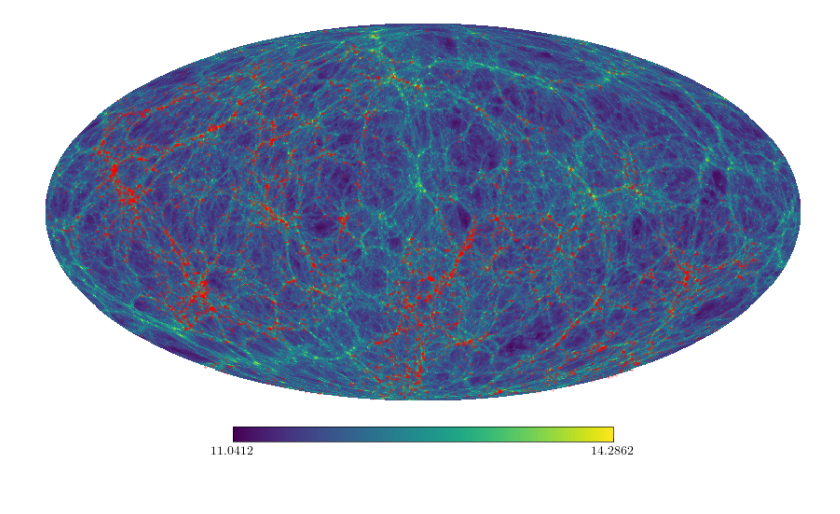
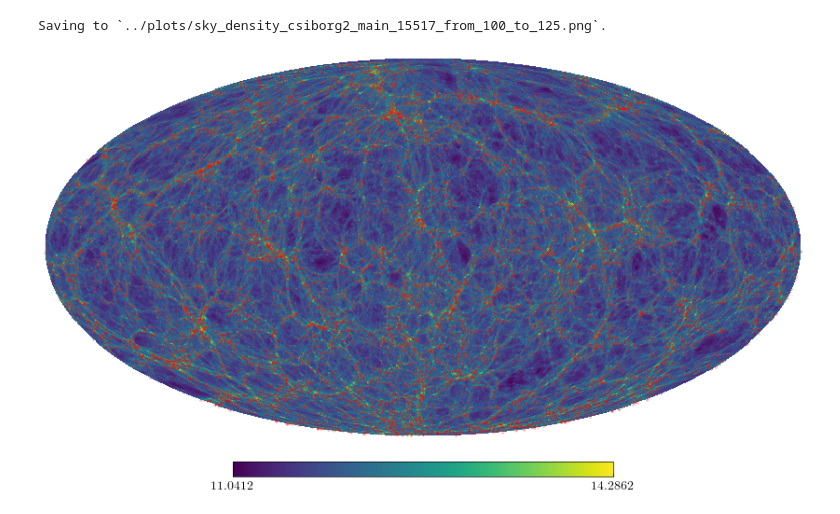
Before and after one commit to Richard-Sti/csiborgtools_public, a Jupyter notebook: scripts_plots/paper_environment.ipynb, the cells around one changed output. Saved outputs shown, nothing was run; the diff lists cells and outputs as text; code cells hidden in the pictures.

```diff
--- a/scripts_plots/paper_environment.ipynb
+++ b/scripts_plots/paper_environment.ipynb
@@ -17,8 +15,6 @@ import plt_utils
 %load_ext autoreload
 %autoreload 2
 # %%
-# flake8: noq
-
 @cache_to_disk(30)
 def _plot_sky_projected_density(nsim, simname, grid, nside, MAS, survey_name,
                                 dmin, dmax):
@@ -29,7 +25,7 @@ def _plot_sky_projected_density(nsim, simname, grid, nside, MAS, survey_name,
         reader = csiborgtools.read.CSiBORG1Field(nsim, paths)
     elif "csiborg2" in simname:
         kind = simname.split("_")[-1]
-        reader = csiborgtools.read.CSiBORG2Field(nsim, paths, kind=kind)
+        reader = csiborgtools.read.CSiBORG2Field(nsim, kind, paths)
     else:
         raise ValueError(f"Unknown simname `{simname}`.")
 
@@ -47,6 +43,13 @@ def _plot_sky_projected_density(nsim, simname, grid, nside, MAS, survey_name,
         ra, dec = survey["RA"], survey["DEC"]
         ra *= numpy.pi / 180
         dec *= numpy.pi / 180
+    elif survey_name == "csiborg2":
+        cat = csiborgtools.read.CSiBORG2Catalogue(
+            nsim, 99, "main", paths, bounds={"totmass": (1e12, None)})
+        coord = cat["spherical_pos"]
+        dist, ra, dec = coord[:, 0], coord[:, 1], coord[:, 2]
+        ra *= numpy.pi / 180
+        dec *= numpy.pi / 180
     else:
         raise ValueError(f"Unknown survey name `{survey_name}`.")
 
@@ -81,7 +87,7 @@ def plot_sky_projected_density(nsim, simname, grid, nside, MAS="PCS",
 # %%
 # delete_disk_caches_for_function("_plot_sky_projected_density")
 plot_sky_projected_density(15517, "csiborg2_main", 1024, 128, "SPH", dmin=100,
-                           dmax=125, survey_name="2M++", to_save=False)
-# plt.savefig("test.png", dpi=300)
+                           dmax=125, survey_name="csiborg2", to_save=True)
 # %% [output]
+Saving to `../plots/sky_density_csiborg2_main_15517_from_100_to_125.png`.
-[figure, old version]
+[figure, new version]
```
Also changed, not shown: parts of 2 cells of this notebook, 29 other files.
